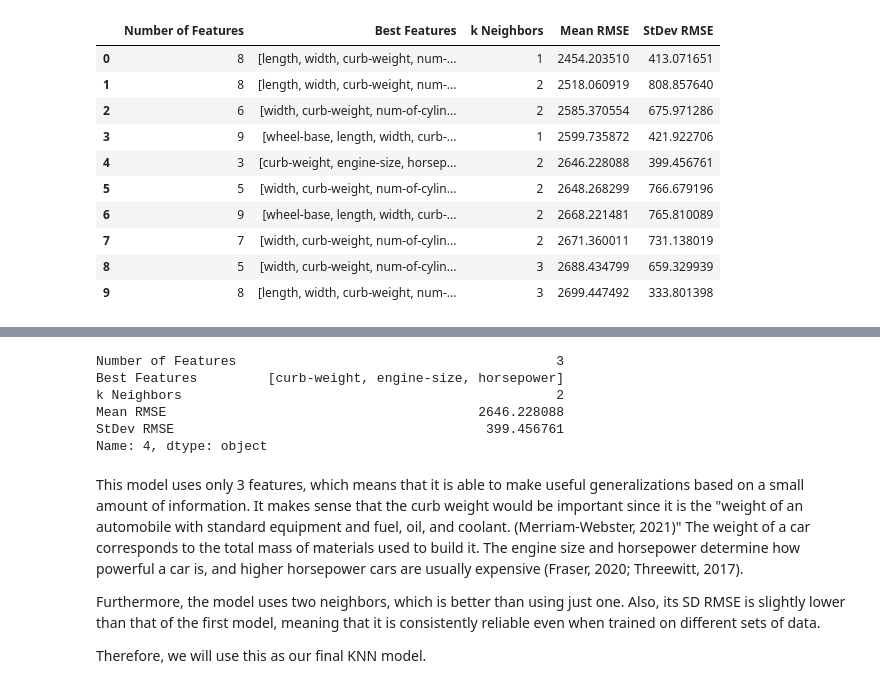
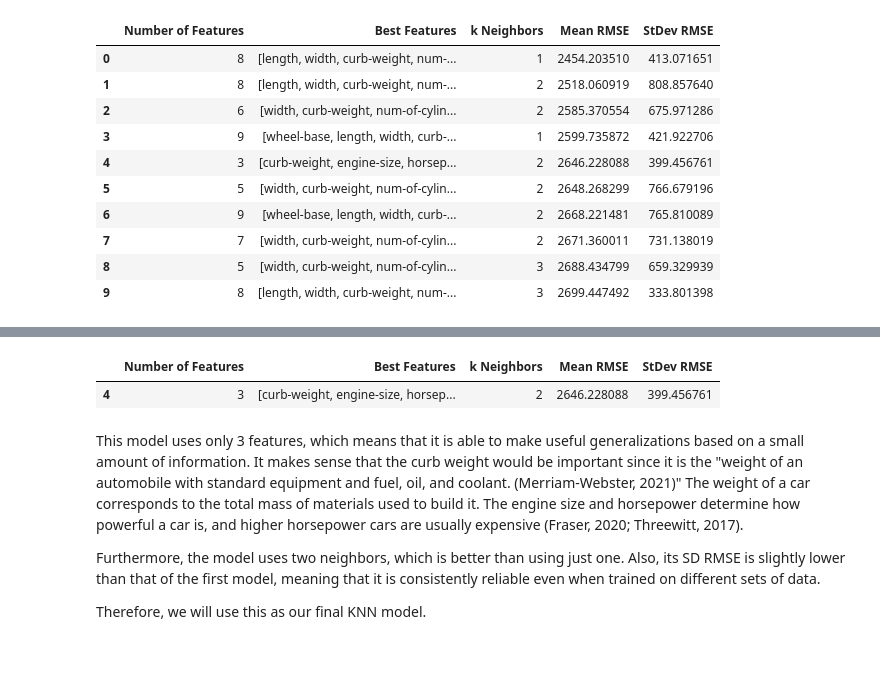
Before and after one commit to MiguelAHG/mahg-data-science, a Jupyter notebook: _notebooks/2021-12-21-Predicting-Car-Prices-K-Nearest-Neighbors.ipynb, the cells around one changed output, grey strips where cells are left out. Cells and saved outputs as stored; diff of their text form; code cells hidden in the pictures; blank space fills up the shorter version.

```diff
--- a/_notebooks/2021-12-21-Predicting-Car-Prices-K-Nearest-Neighbors.ipynb
+++ b/_notebooks/2021-12-21-Predicting-Car-Prices-K-Nearest-Neighbors.ipynb
@@ -704,13 +688,9 @@ Based on these problems, it may be better to go with the 5th best performing mod
 # %%
 #collapse-hide
-result_df.iloc[4, :]
+result_df.iloc[[4], :]
 # %% [output]
-Number of Features                                         3
-Best Features         [curb-weight, engine-size, horsepower]
-k Neighbors                                                2
-Mean RMSE                                        2646.228088
-StDev RMSE                                        399.456761
-Name: 4, dtype: object
+|  | Number of Features | Best Features | k Neighbors | Mean RMSE | StDev RMSE |
+| 4 | 3 | [curb-weight, engine-size, horsep... | 2 | 2646.228088 | 399.456761 |
 # %% [markdown]
 This model uses only 3 features, which means that it is able to make useful generalizations based on a small amount of information. It makes sense that the curb weight would be important since it is the "weight of an automobile with standard equipment and fuel, oil, and coolant. (Merriam-Webster, 2021)" The weight of a car corresponds to the total mass of materials used to build it. The engine size and horsepower determine how powerful a car is, and higher horsepower cars are usually expensive (Fraser, 2020; Threewitt, 2017).
 
```
Also changed, not shown: parts of 4 cells of this notebook.
